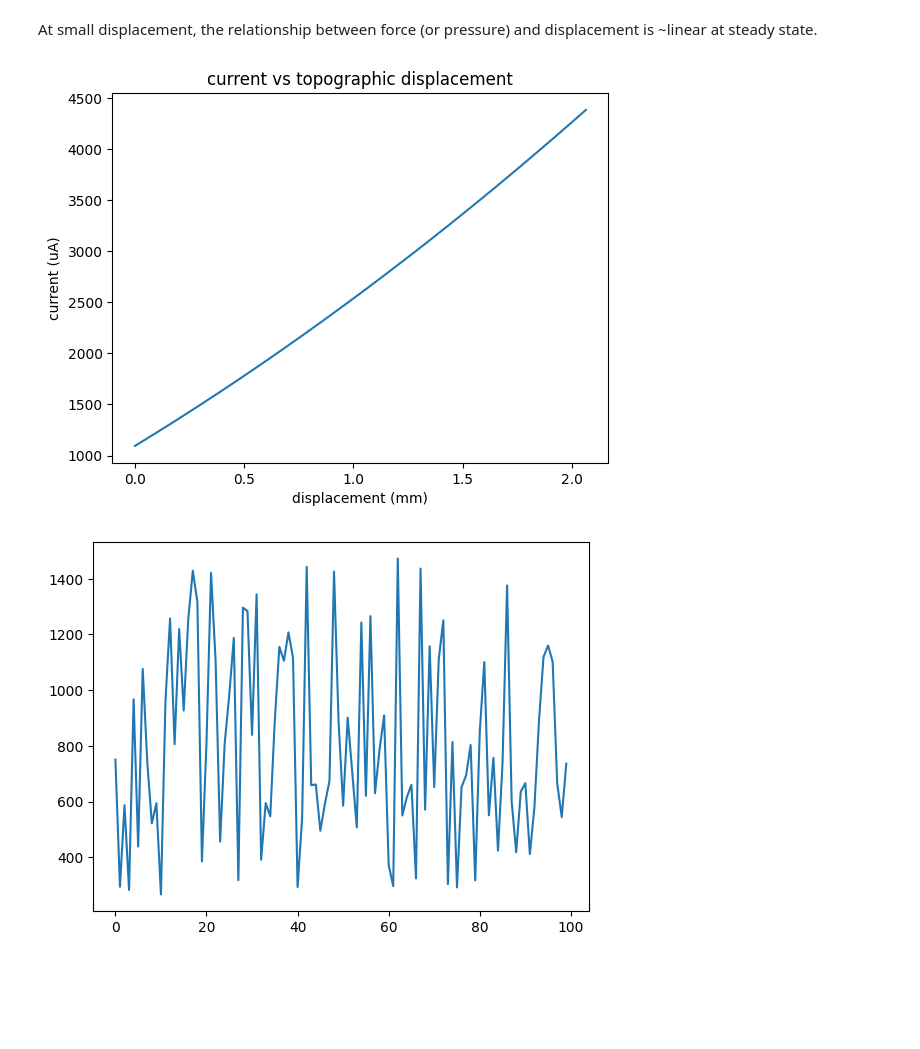
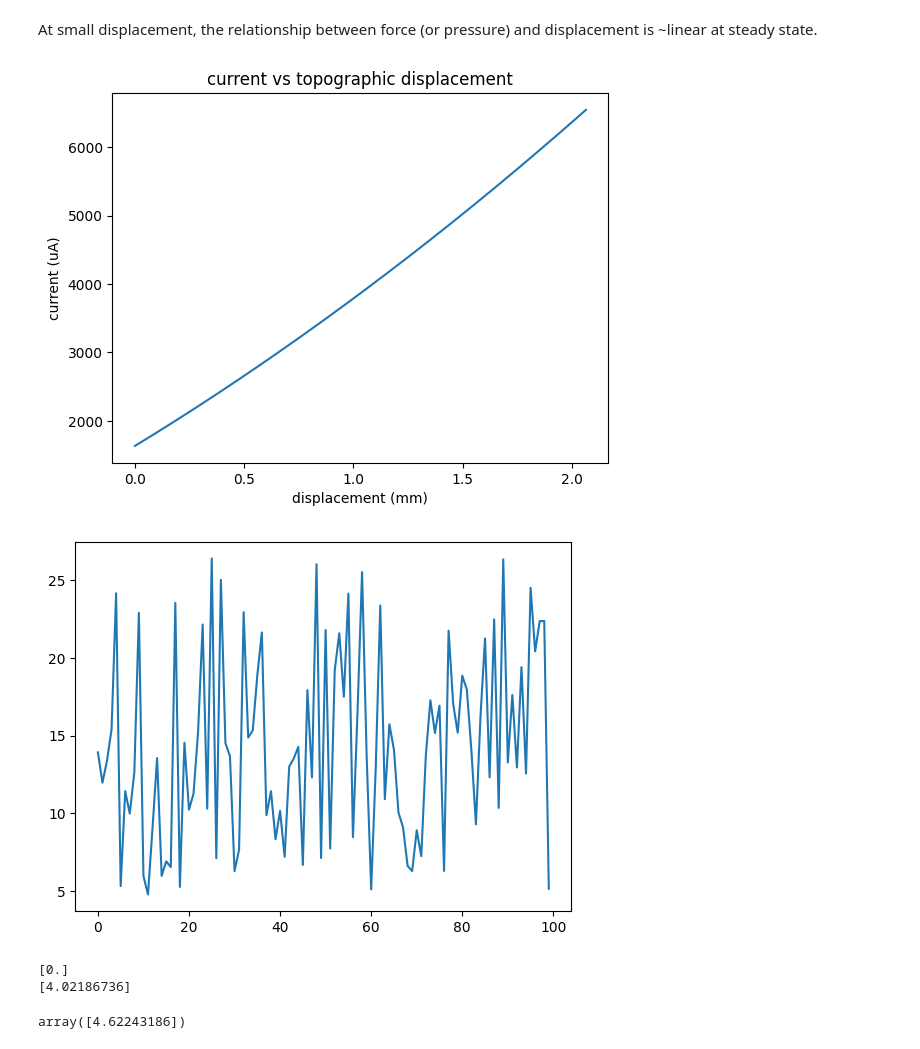
Before and after one commit to Ryan-Jing/Mechanoreceptor-Model, a Jupyter notebook: receptor_response.ipynb, the cells around one changed output. Drawn from its saved outputs; the diff is of its cells as text; code cells hidden in the pictures; blank space fills up the shorter version.

Commit message:
add new topography file and fixed topography to current

```diff
--- a/receptor_response.ipynb
+++ b/receptor_response.ipynb
@@ -269,10 +287,13 @@ plt.show()
 # %%
 # average fingerpad size is 10-14 mm https://medium.com/@zacdicko/size-matters-accessibility-and-touch-targets-56e942adc0cc#:~:text=An%20MIT%20Touch%20Lab%20study,their%20finger%20pad%20to%20interact.
 
-def pressure_vs_displacement(x, sa = (12E-3)**2):
+def pressure_vs_displacement(x, sa = (1E-3)**2):
     avg_force = np.mean([increasing_displacement(x), decreasing_displacement(x)], axis=0)
-    # N / m^2 where m^2 is 12 mm * 12 mm
-    return avg_force / sa
+    # N / m^2 where m^2 is 12 mm * 12 mm (fingerpad)
+    pressure = avg_force / (12E-3)**2
+    # multiply by the ratio of sensor unit size vs fingerpad size
+    sensor_pressure = pressure * ((1E-3)**2 / (12E-3)**2)
+    return sensor_pressure
 
 pressure = pressure_vs_displacement(y)
 
@@ -300,17 +321,24 @@ plt.ylabel("current (uA)")
 plt.xlabel("displacement (mm)")
 plt.show()
 # %% [output]
-[figure, old version]
+[figure, new version]
 # %%
 def topography_to_input_current(topography):
     fingerpad_displacement = topography * avg_v
     pressure = pressure_vs_displacement(fingerpad_displacement, (1E-3)**2)
     current = pressure_to_current(pressure)
+    # print(pressure)
     return current
 
 random_topography = np.array([np.random.uniform(0, 3) for _ in range(100)])
 
-plt.plot(topography_to_input_current(random_topography) / 1000)
+plt.plot(topography_to_input_current(random_topography))
 plt.show()
 # %% [output]
-[figure, old version]
+[figure, new version]
+# %%
+topography_to_input_current(np.array([0]))
+# %% [output]
+[0.]
+[4.02186736]
+array([4.62243186])
```
Also changed, not shown: parts of 4 cells of this notebook, 1 other file.
